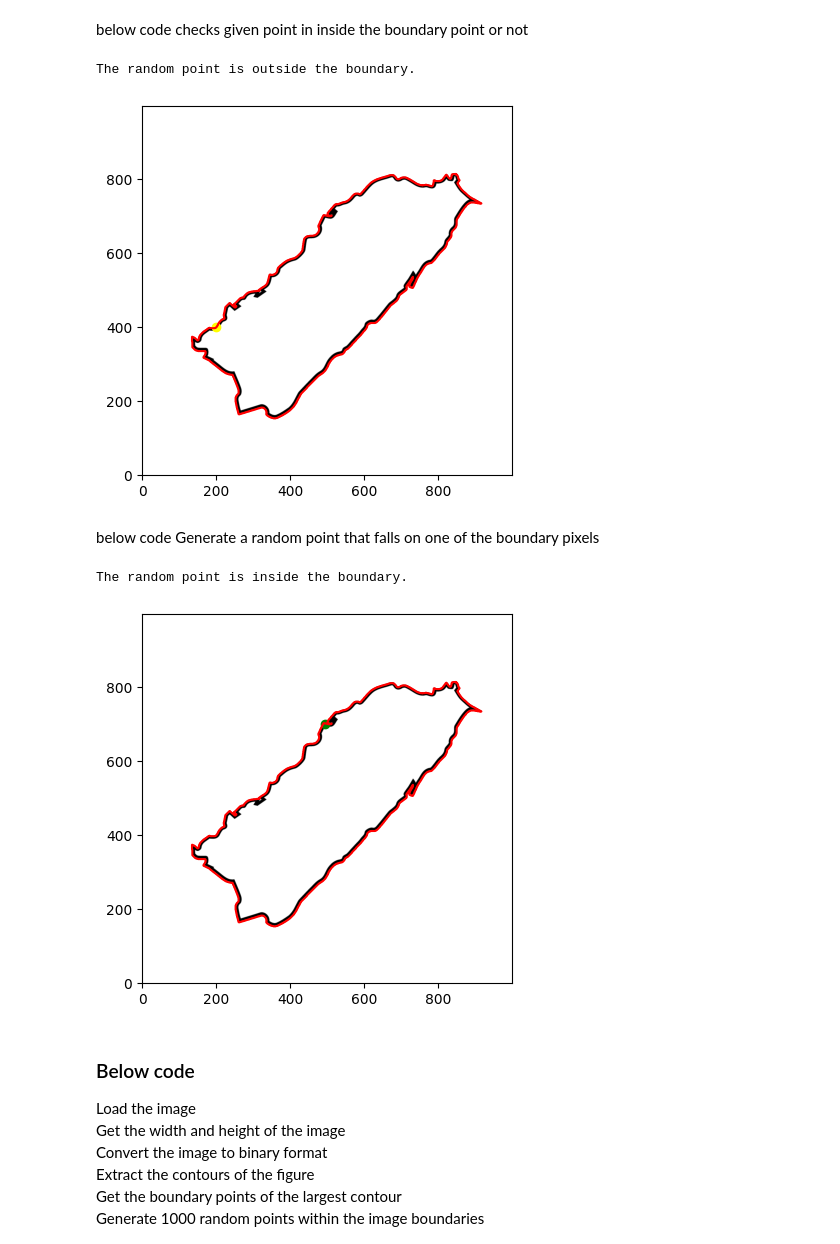
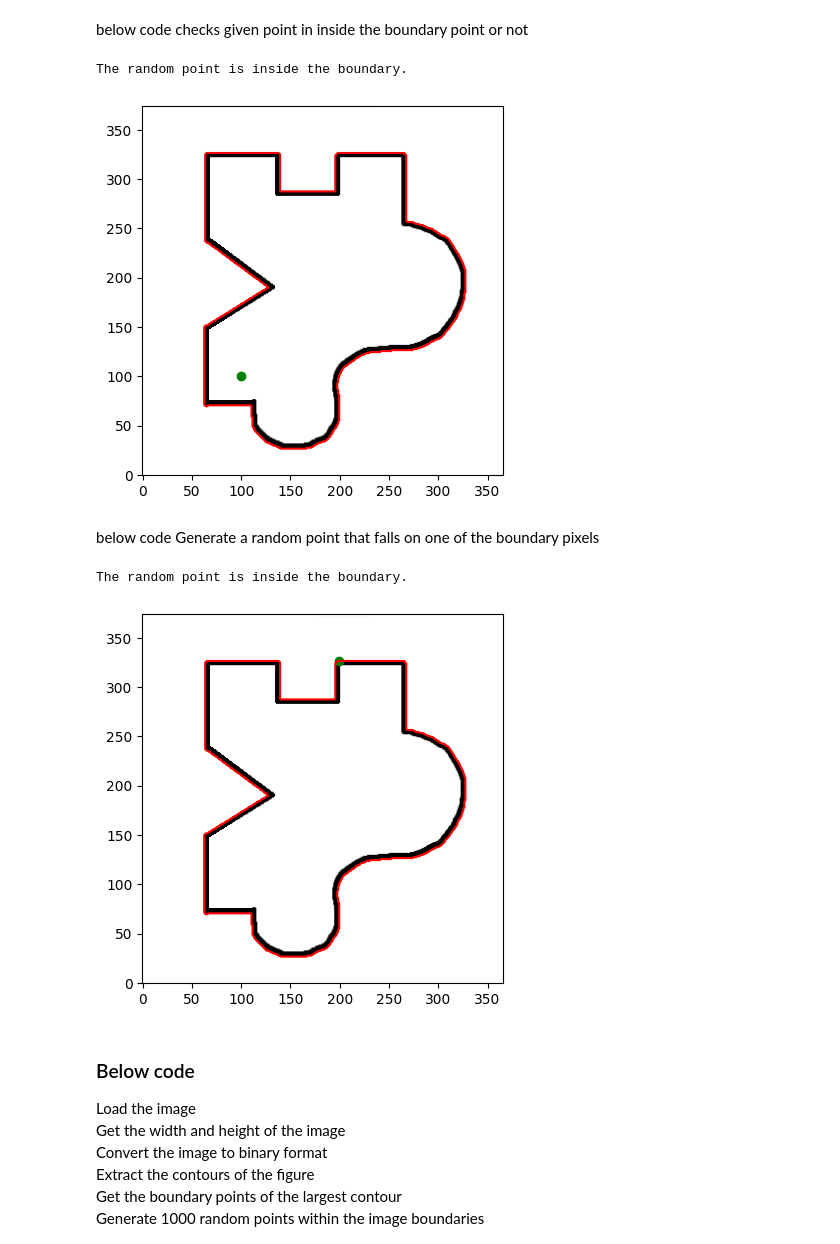
Before and after one commit to Rakibul73/Simulation_Modeling_Code, a Jupyter notebook: area_of_irreglar_figure_using_monte.ipynb, the cells around one changed output. Saved outputs shown, nothing was run; the diff lists cells and outputs as text; code cells hidden in the pictures.

```diff
--- a/area_of_irreglar_figure_using_monte.ipynb
+++ b/area_of_irreglar_figure_using_monte.ipynb
@@ -71,7 +79,7 @@ import matplotlib.pyplot as plt
 from matplotlib.path import Path
 
 # Load the image
-image = io.imread('zz.png', as_gray=True)
+image = io.imread('Capture.png', as_gray=True)
 
 # Convert the image to binary format
 binary = image > 0.5
@@ -84,37 +92,37 @@ largest_contour = max(contours, key=len)
 boundary_points = np.flipud(largest_contour)
 
 # Generate a random point
-random_point = np.array([400, 200])
+random_point = np.array([100, 100])
 
 # Check if the random point is inside the boundary
 path = Path(boundary_points)
 is_inside = path.contains_point(random_point)
 
 # Print the result
 if is_inside:
     print("The random point is inside the boundary.")
 else:
     print("The random point is outside the boundary.")
 
 # Plot the image and the boundary points
 fig, ax = plt.subplots()
 ax.imshow(image, cmap='gray')
 ax.plot(boundary_points[:, 1], boundary_points[:, 0], color='red')
 
 # Plot the random point
 if is_inside:
     ax.scatter(random_point[1], random_point[0], color='green')
 else:
     ax.scatter(random_point[1], random_point[0], color='yellow')
 
 # Invert the y-axis
 ax.invert_yaxis()
 
 # Show the plot
 plt.show()
 # %% [output]
-The random point is outside the boundary.
+The random point is inside the boundary.
-[figure, old version]
+[figure, new version]
 # %% [markdown]
 below code Generate a random point that falls on one of the boundary pixels
 # %%
@@ -124,7 +132,7 @@ import matplotlib.pyplot as plt
 from matplotlib.path import Path
 
 # Load the image
-image = io.imread('zz.png', as_gray=True)
+image = io.imread('Capture.png', as_gray=True)
 
 # Convert the image to binary format
 binary = image > 0.5
@@ -168,7 +176,7 @@ ax.invert_yaxis()
 plt.show()
 # %% [output]
 The random point is inside the boundary.
-[figure, old version]
+[figure, new version]
 # %% [markdown]
 ### Below code
 
```
Also changed, not shown: parts of 3 cells of this notebook, 1 other file.
